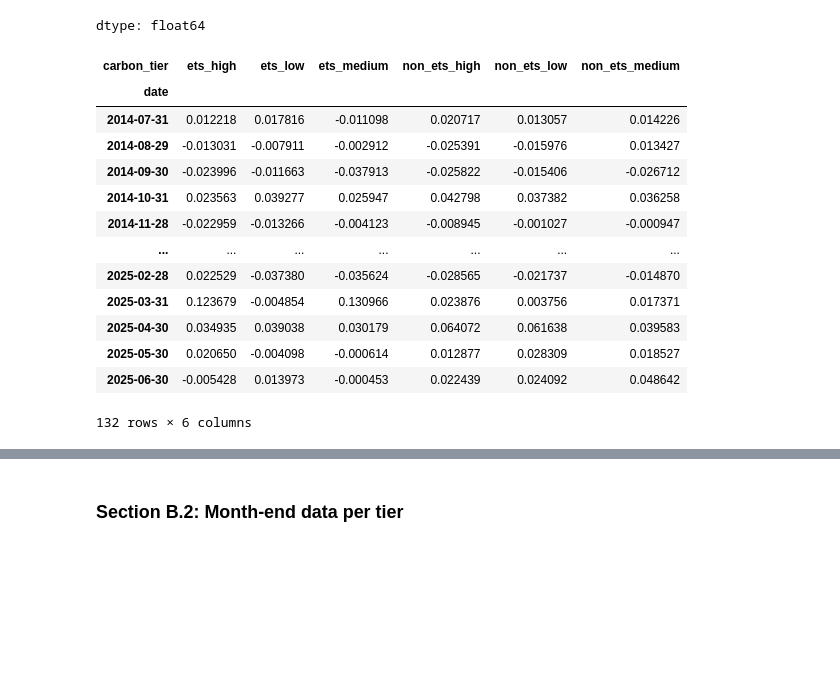
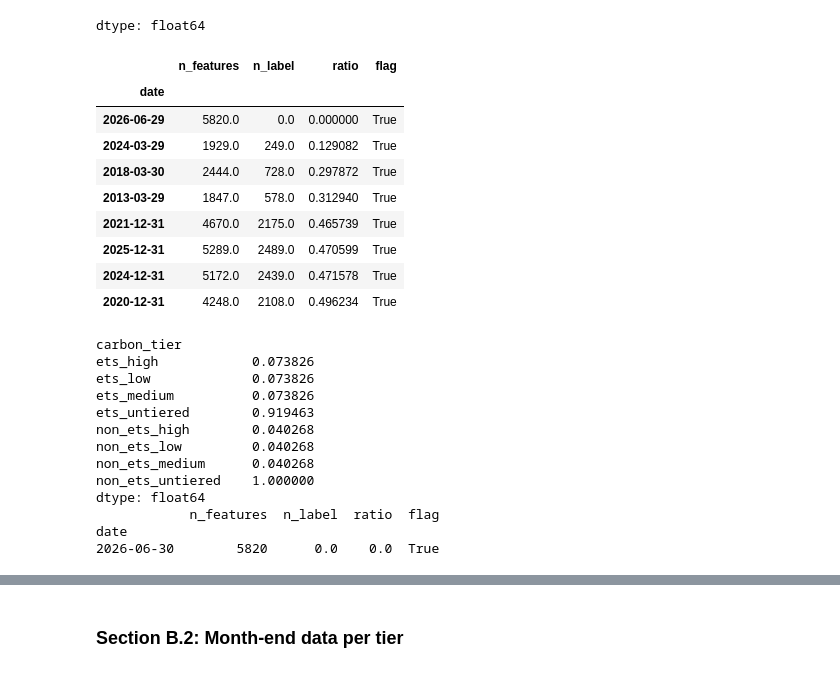
Before and after one commit to salinela/carbon-portfolio-project-v2, a Jupyter notebook: notebooks/08_eda.ipynb, the cells around one changed output, grey strips where cells are left out. Saved outputs shown, nothing was run; the diff lists cells and outputs as text; code cells hidden in the pictures; blank space fills up the shorter version.

```diff
--- a/notebooks/08_eda.ipynb
+++ b/notebooks/08_eda.ipynb
@@ -361,20 +361,60 @@ tret_trim.isna().mean()
 | non_ets_low | 0.007576 |
 | non_ets_medium | 0.007576 |
 dtype: float64
-# %%
-tret_trim
-# %% [output]
-| carbon_tier | ets_high | ets_low | ets_medium | non_ets_high | non_ets_low | non_ets_medium |
-| date |  |  |  |  |  |  |
-| 2014-07-31 | 0.012218 | 0.017816 | -0.011098 | 0.020717 | 0.013057 | 0.014226 |
-| 2014-08-29 | -0.013031 | -0.007911 | -0.002912 | -0.025391 | -0.015976 | 0.013427 |
-| 2014-09-30 | -0.023996 | -0.011663 | -0.037913 | -0.025822 | -0.015406 | -0.026712 |
-| 2014-10-31 | 0.023563 | 0.039277 | 0.025947 | 0.042798 | 0.037382 | 0.036258 |
-| 2014-11-28 | -0.022959 | -0.013266 | -0.004123 | -0.008945 | -0.001027 | -0.000947 |
-| ... | ... | ... | ... | ... | ... | ... |
-| 2025-02-28 | 0.022529 | -0.037380 | -0.035624 | -0.028565 | -0.021737 | -0.014870 |
-| 2025-03-31 | 0.123679 | -0.004854 | 0.130966 | 0.023876 | 0.003756 | 0.017371 |
-| 2025-04-30 | 0.034935 | 0.039038 | 0.030179 | 0.064072 | 0.061638 | 0.039583 |
-| 2025-05-30 | 0.020650 | -0.004098 | -0.000614 | 0.012877 | 0.028309 | 0.018527 |
-| 2025-06-30 | -0.005428 | 0.013973 | -0.000453 | 0.022439 | 0.024092 | 0.048642 |
-132 rows × 6 columns
+# %%
+def label_coverage_scan(features_long, label_long, flag_frac=0.5):
+    """Per month-end: firms with features vs firms with a non-NaN label. Flags
+    months whose label/feature ratio is < flag_frac of the median ratio.
+    Note: the final `horizon` month(s) legitimately have no label (no future)."""
+    f = features_long.groupby("date")["company_id"].nunique().rename("n_features")
+    l = label_long.groupby("date")["company_id"].nunique().rename("n_label")
+    cov = pd.concat([f, l], axis=1).fillna(0)
+    cov["ratio"] = cov["n_label"] / cov["n_features"].where(cov["n_features"] > 0)
+    cov["flag"] = cov["ratio"] < flag_frac * cov["ratio"].median()
+    return cov.sort_values("ratio")
+# %%
+label_coverage = label_coverage_scan(features, label)
+# %%
+label_coverage[label_coverage['flag'] == True]
+# %% [output]
+|  | n_features | n_label | ratio | flag |
+| date |  |  |  |  |
+| 2026-06-29 | 5820.0 | 0.0 | 0.000000 | True |
+| 2024-03-29 | 1929.0 | 249.0 | 0.129082 | True |
+| 2018-03-30 | 2444.0 | 728.0 | 0.297872 | True |
+| 2013-03-29 | 1847.0 | 578.0 | 0.312940 | True |
+| 2021-12-31 | 4670.0 | 2175.0 | 0.465739 | True |
+| 2025-12-31 | 5289.0 | 2489.0 | 0.470599 | True |
+| 2024-12-31 | 5172.0 | 2439.0 | 0.471578 | True |
+| 2020-12-31 | 4248.0 | 2108.0 | 0.496234 | True |
+# %%
+features = pd.read_parquet(f"{DRIVE}/features_month_end.parquet")
+label    = pd.read_parquet(f"{DRIVE}/label_forward_return_v2.parquet")
+
+# canonical monthly key: snap each obs to its calendar month-end
+for d in (features, label):
+    d["date"] = pd.to_datetime(d["date"]) + pd.offsets.MonthEnd(0)
+
+panel = features.pivot_table(index=["company_id","date"], columns="signal_name", values="value")
+panel = panel.join(label.set_index(["company_id","date"])["fwd_ret"])
+
+panel_t = eda.attach_tier_asof(panel, fy)
+tret = eda.tier_portfolio_returns(panel_t).loc["2014-01-01":]
+print(tret.isna().mean())
+
+cov = eda.label_coverage_scan(features, label)
+print(cov[cov.flag])
+# %% [output]
+carbon_tier
+ets_high            0.073826
+ets_low             0.073826
+ets_medium          0.073826
+ets_untiered        0.919463
+non_ets_high        0.040268
+non_ets_low         0.040268
+non_ets_medium      0.040268
+non_ets_untiered    1.000000
+dtype: float64
+            n_features  n_label  ratio  flag
+date
+2026-06-30        5820      0.0    0.0  True
```
Also changed, not shown: parts of 2 cells of this notebook.
